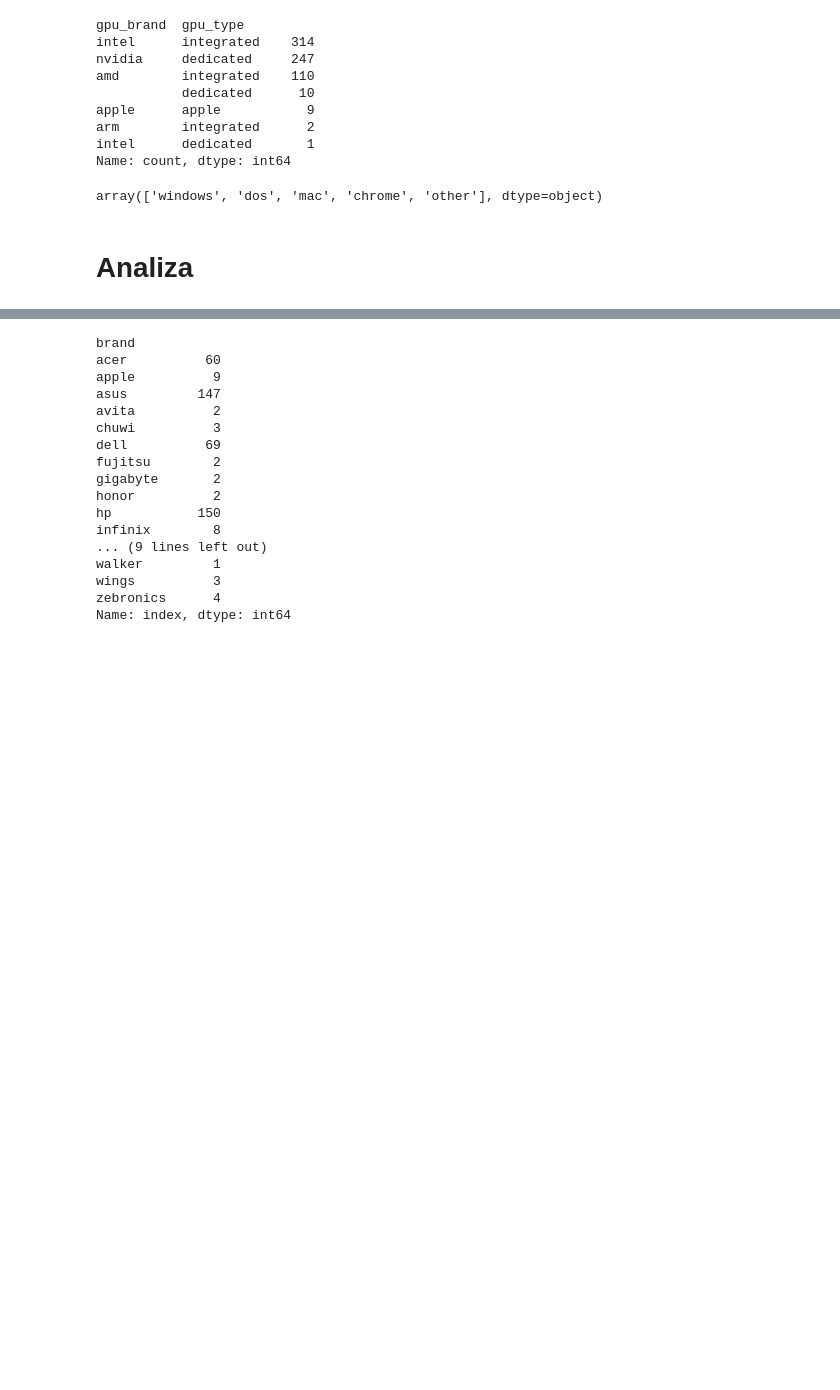
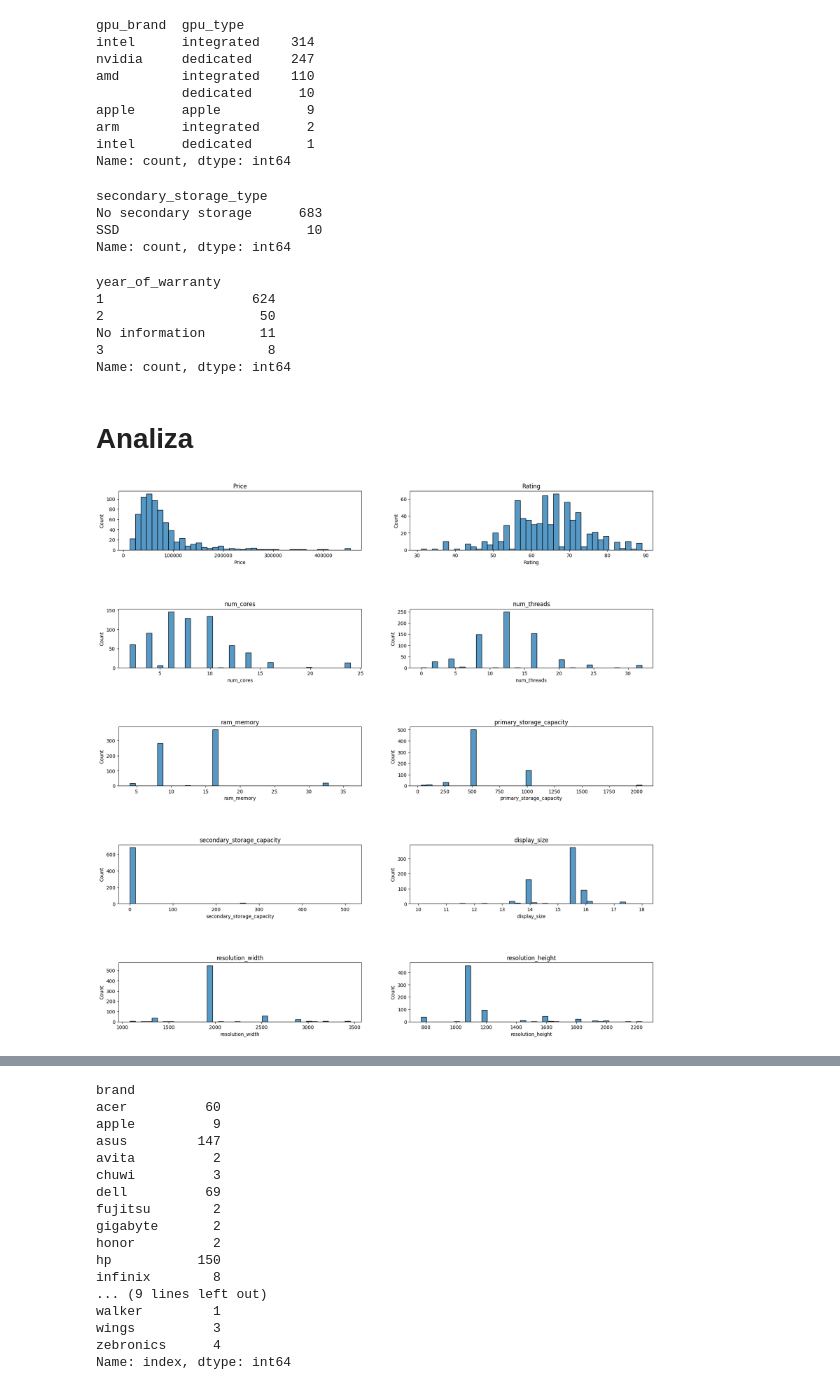
Before and after one commit to fantasy2fry/brand-laptops-clustering-ml, a Jupyter notebook: src/eda/Jan.ipynb, the cells around one changed output, grey strips where cells are left out. Cells and saved outputs as stored; diff of their text form; code cells hidden in the pictures; blank space fills up the shorter version.

```diff
--- a/src/eda/Jan.ipynb
+++ b/src/eda/Jan.ipynb
@@ -158,9 +170,32 @@ apple      apple           9
 arm        integrated      2
 intel      dedicated       1
 Name: count, dtype: int64
-# %%
-data.OS.unique()
-# %% [output]
-array(['windows', 'dos', 'mac', 'chrome', 'other'], dtype=object)
+# %%
+data[['secondary_storage_type']].value_counts()
+# %% [output]
+secondary_storage_type
+No secondary storage      683
+SSD                        10
+Name: count, dtype: int64
+# %%
+data[['year_of_warranty']].value_counts()
+# %% [output]
+year_of_warranty
+1                   624
+2                    50
+No information       11
+3                     8
+Name: count, dtype: int64
 # %% [markdown]
 # Analiza
+# %%
+figure,ax = plt.subplots(5,2,figsize = (20,20))
+figure.subplots_adjust(hspace = 1)
+ax = ax.flatten()
+i = 0
+for col in ['Price','Rating','num_cores','num_threads','ram_memory','primary_storage_capacity','secondary_storage_capacity','display_size','resolution_width','resolution_height']:
+    sns.histplot(data=data,x=col,ax=ax[i],bins=40)
+    ax[i].set_title(col)
+    i+=1
+# %% [output]
+[figure, added]
```
Also changed, not shown: parts of 12 cells of this notebook.
